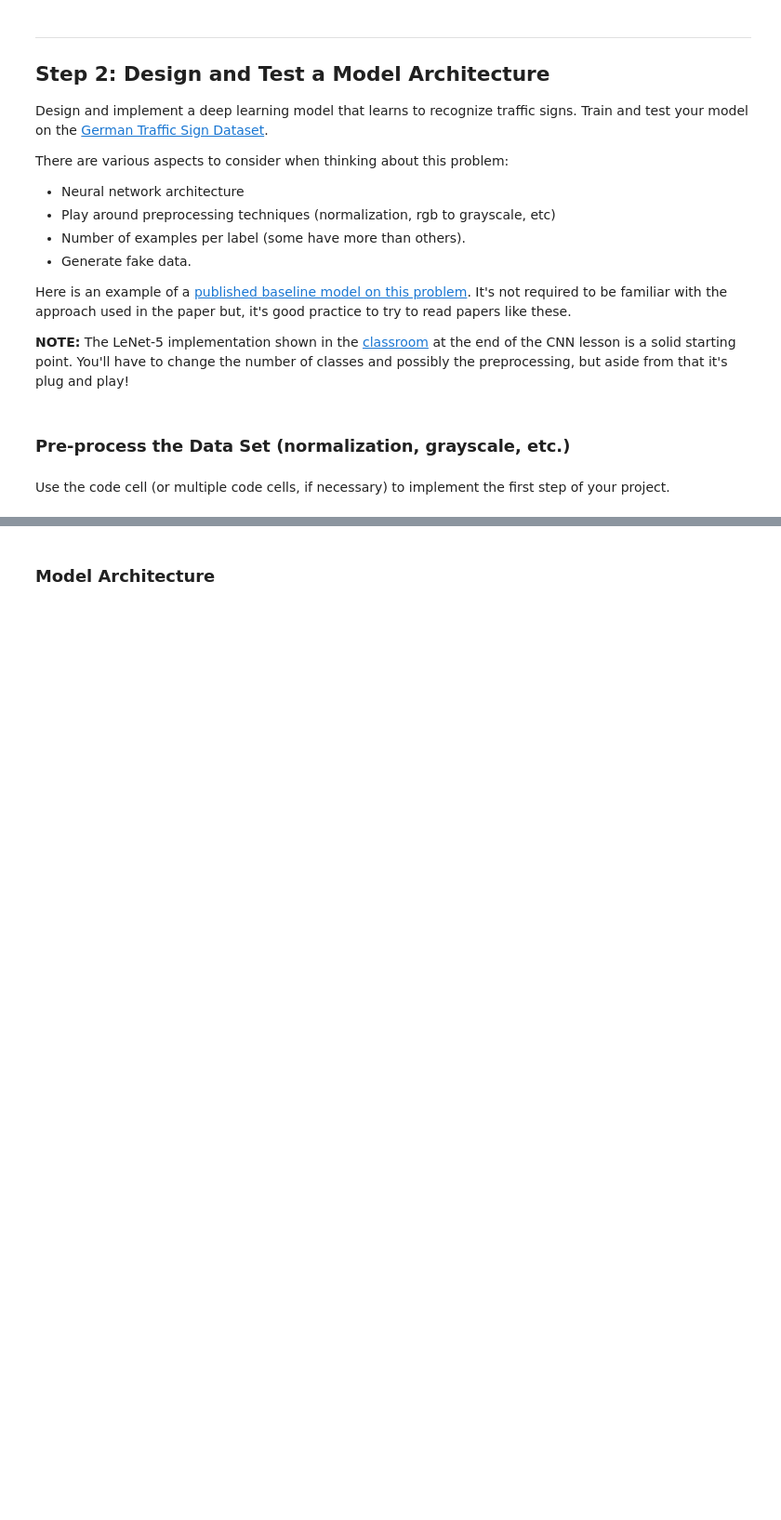
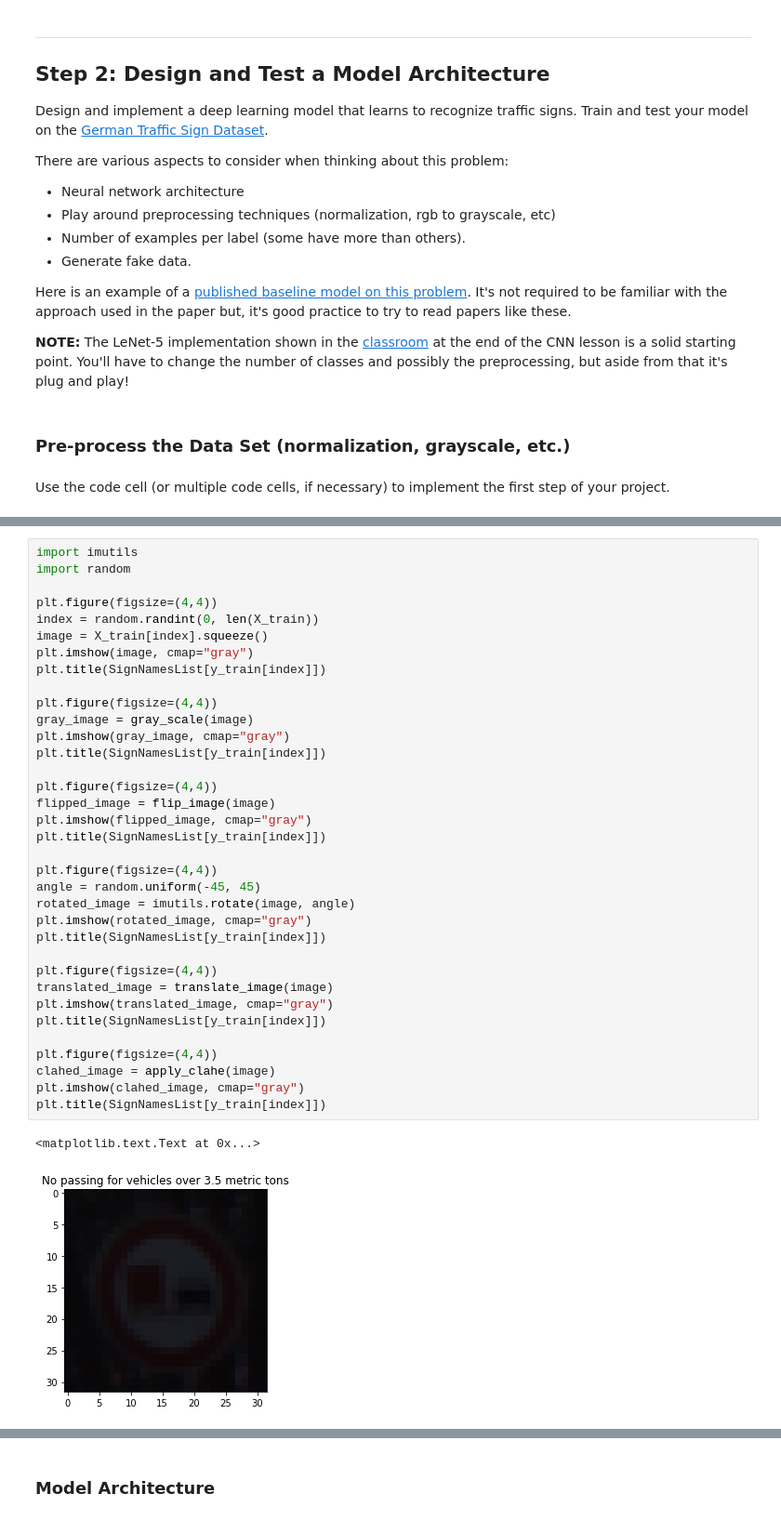
Before and after one commit to apalvai/CarND-Traffic-Sign-Classifier-Project, a Jupyter notebook: Traffic_Sign_Classifier.ipynb, the cells around one changed output, grey strips where cells are left out. Shown at 93% size. Drawn from its saved outputs; the diff is of its cells as text; blank space fills up the shorter version.

```diff
--- a/Traffic_Sign_Classifier.ipynb
+++ b/Traffic_Sign_Classifier.ipynb
@@ -324,0 +251,38 @@ print(X_train.shape)
+# %%
+import imutils
+import random
+
+plt.figure(figsize=(4,4))
+index = random.randint(0, len(X_train))
+image = X_train[index].squeeze()
+plt.imshow(image, cmap="gray")
+plt.title(SignNamesList[y_train[index]])
+
+plt.figure(figsize=(4,4))
+gray_image = gray_scale(image)
+plt.imshow(gray_image, cmap="gray")
+plt.title(SignNamesList[y_train[index]])
+
+plt.figure(figsize=(4,4))
+flipped_image = flip_image(image)
+plt.imshow(flipped_image, cmap="gray")
+plt.title(SignNamesList[y_train[index]])
+
+plt.figure(figsize=(4,4))
+angle = random.uniform(-45, 45)
+rotated_image = imutils.rotate(image, angle)
+plt.imshow(rotated_image, cmap="gray")
+plt.title(SignNamesList[y_train[index]])
+
+plt.figure(figsize=(4,4))
+translated_image = translate_image(image)
+plt.imshow(translated_image, cmap="gray")
+plt.title(SignNamesList[y_train[index]])
+
+plt.figure(figsize=(4,4))
+clahed_image = apply_clahe(image)
+plt.imshow(clahed_image, cmap="gray")
+plt.title(SignNamesList[y_train[index]])
+# %% [output]
+<matplotlib.text.Text at 0x...>
+[figure, added]
```
Also changed, not shown: parts of 13 cells of this notebook, 3 other files.
